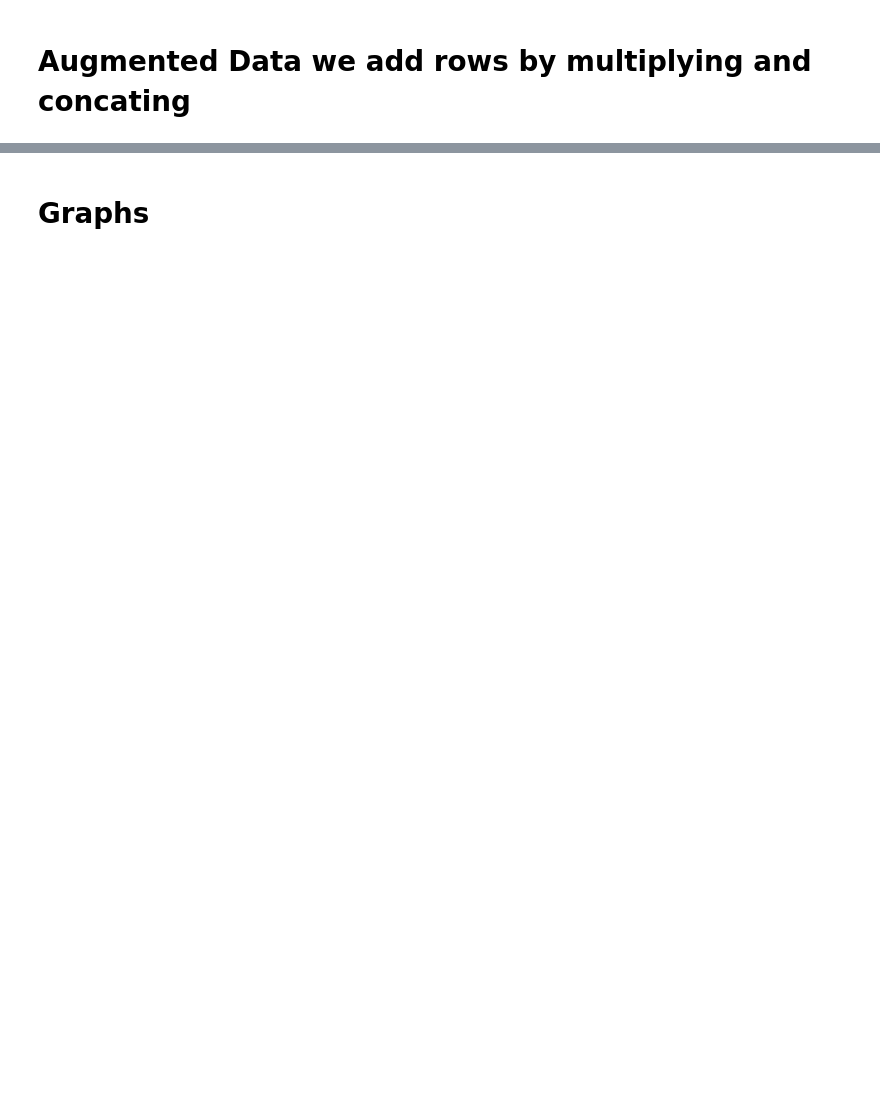
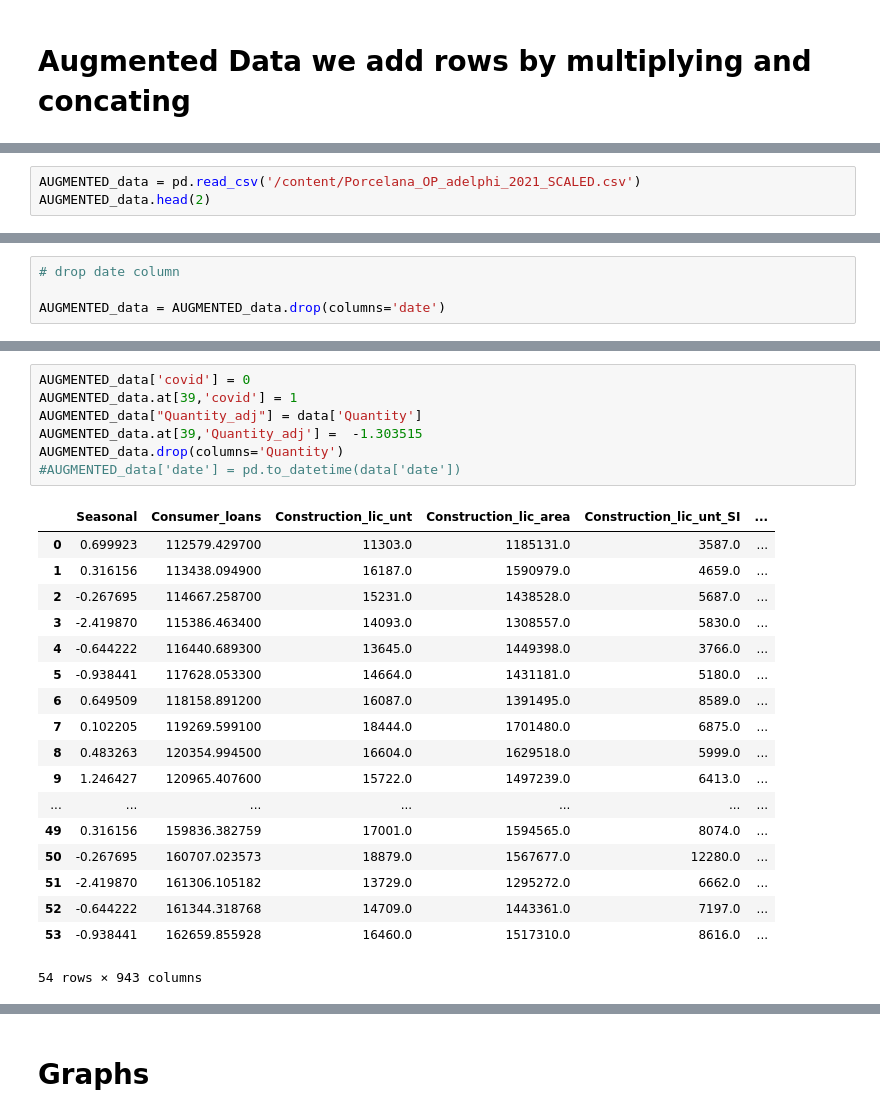
Before and after one commit to JF11579/Adelphi, a Jupyter notebook: Sprint_5_3.ipynb, the cells around one changed output, grey strips where cells are left out. Saved outputs shown, nothing was run; the diff lists cells and outputs as text; blank space fills up the shorter version.

```diff
--- a/Sprint_5_3.ipynb
+++ b/Sprint_5_3.ipynb
@@ -552,0 +689,3 @@ Root Mean Squared Error: 0.5402827225482071
+# %%
+AUGMENTED_data = pd.read_csv('/content/Porcelana_OP_adelphi_2021_SCALED.csv')
+AUGMENTED_data.head(2)
@@ -552,0 +697,4 @@ Root Mean Squared Error: 0.5402827225482071
+# %%
+# drop date column
+
+AUGMENTED_data = AUGMENTED_data.drop(columns='date')
@@ -552,0 +708,26 @@ Root Mean Squared Error: 0.5402827225482071
+# %%
+AUGMENTED_data['covid'] = 0
+AUGMENTED_data.at[39,'covid'] = 1
+AUGMENTED_data["Quantity_adj"] = data['Quantity']
+AUGMENTED_data.at[39,'Quantity_adj'] =  -1.303515
+AUGMENTED_data.drop(columns='Quantity')
+#AUGMENTED_data['date'] = pd.to_datetime(data['date'])
+# %% [output]
+|  | Seasonal | Consumer_loans | Construction_lic_unt | Construction_lic_area | Construction_lic_unt_SI | ... |
+| 0 | 0.699923 | 112579.429700 | 11303.0 | 1185131.0 | 3587.0 | ... |
+| 1 | 0.316156 | 113438.094900 | 16187.0 | 1590979.0 | 4659.0 | ... |
+| 2 | -0.267695 | 114667.258700 | 15231.0 | 1438528.0 | 5687.0 | ... |
+| 3 | -2.419870 | 115386.463400 | 14093.0 | 1308557.0 | 5830.0 | ... |
+| 4 | -0.644222 | 116440.689300 | 13645.0 | 1449398.0 | 3766.0 | ... |
+| 5 | -0.938441 | 117628.053300 | 14664.0 | 1431181.0 | 5180.0 | ... |
+| 6 | 0.649509 | 118158.891200 | 16087.0 | 1391495.0 | 8589.0 | ... |
+| 7 | 0.102205 | 119269.599100 | 18444.0 | 1701480.0 | 6875.0 | ... |
+| 8 | 0.483263 | 120354.994500 | 16604.0 | 1629518.0 | 5999.0 | ... |
+| 9 | 1.246427 | 120965.407600 | 15722.0 | 1497239.0 | 6413.0 | ... |
+| ... | ... | ... | ... | ... | ... | ... |
+| 49 | 0.316156 | 159836.382759 | 17001.0 | 1594565.0 | 8074.0 | ... |
+| 50 | -0.267695 | 160707.023573 | 18879.0 | 1567677.0 | 12280.0 | ... |
+| 51 | -2.419870 | 161306.105182 | 13729.0 | 1295272.0 | 6662.0 | ... |
+| 52 | -0.644222 | 161344.318768 | 14709.0 | 1443361.0 | 7197.0 | ... |
+| 53 | -0.938441 | 162659.855928 | 16460.0 | 1517310.0 | 8616.0 | ... |
+54 rows × 943 columns
```
Also changed, not shown: parts of 30 cells of this notebook.
